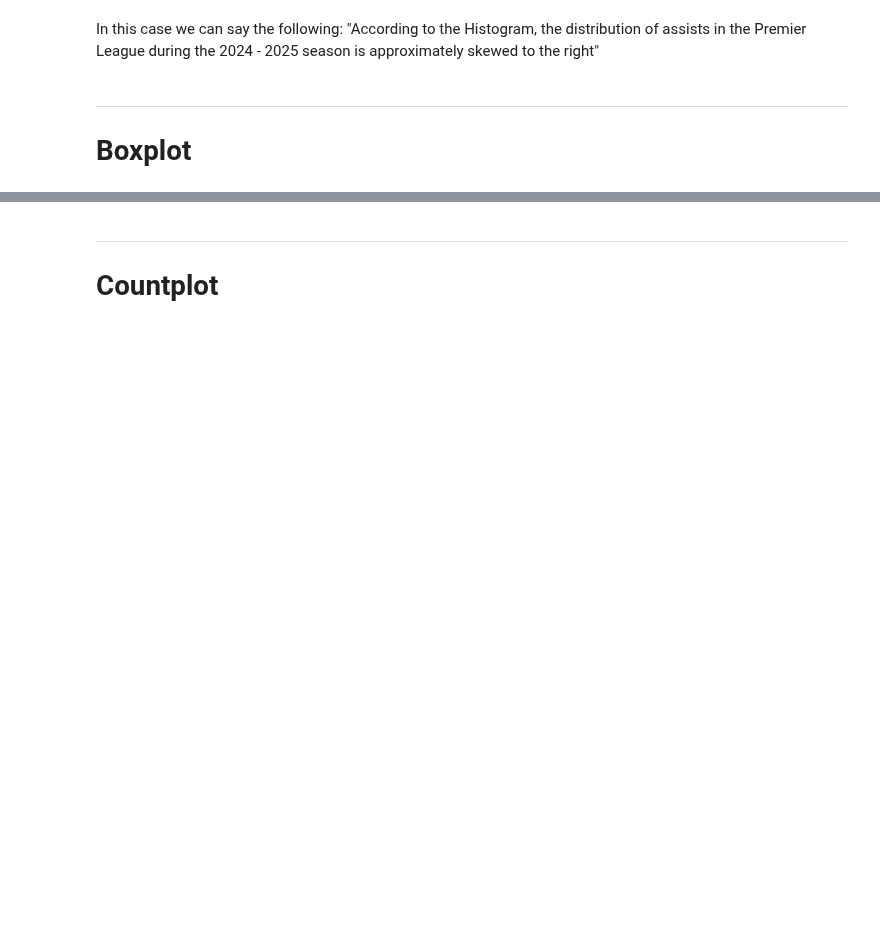
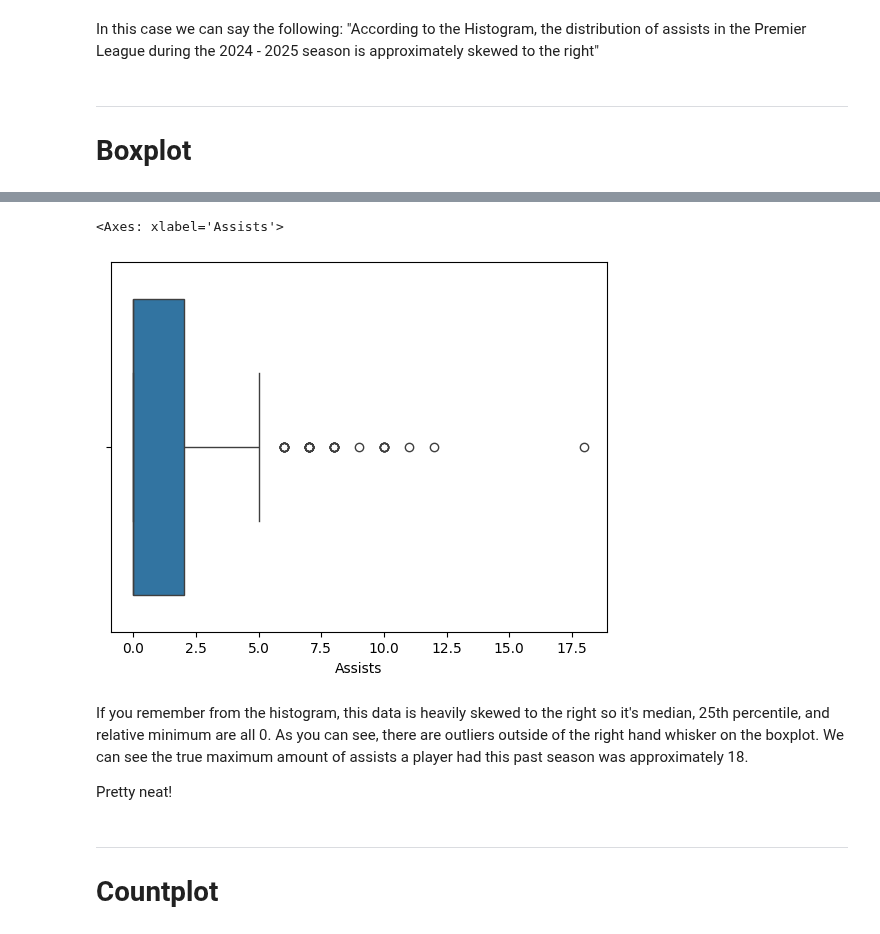
Before and after one commit to schuckers/Charlotte_SCORE_Summer25, a Jupyter notebook: Modules/Seaborn and Basic visualizations in Python Using English Premier League data by Austin Hayes/Seaborn and Basic visualizations in Python Using English Premier League data by Austin Hayes.ipynb, the cells around one changed output, grey strips where cells are left out. Cells and saved outputs as stored; diff of their text form; code cells hidden in the pictures; blank space fills up the shorter version.

```diff
--- a/Modules/Seaborn and Basic visualizations in Python Using English Premier League data by Austin Hayes/Seaborn and Basic visualizations in Python Using English Premier League data by Austin Hayes.ipynb
+++ b/Modules/Seaborn and Basic visualizations in Python Using English Premier League data by Austin Hayes/Seaborn and Basic visualizations in Python Using English Premier League data by Austin Hayes.ipynb
@@ -230,3 +256,13 @@ In this case we can say the following: "According to the Histogram, the distribu
+# %%
+# Graph boxplot of assists
+sns.boxplot(data=premier_league_data, x = 'Assists')
+# %% [output]
+<Axes: xlabel='Assists'>
+[figure, added]
+# %% [markdown]
+If you remember from the histogram, this data is heavily skewed to the right so it's median, 25th percentile, and relative minimum are all 0. As you can see, there are outliers outside of the right hand whisker on the boxplot. We can see the true maximum amount of assists a player had this past season was approximately 18.
+
+Pretty neat!
 # %% [markdown]
 ---
 
```
Also changed, not shown: parts of 15 cells of this notebook.
